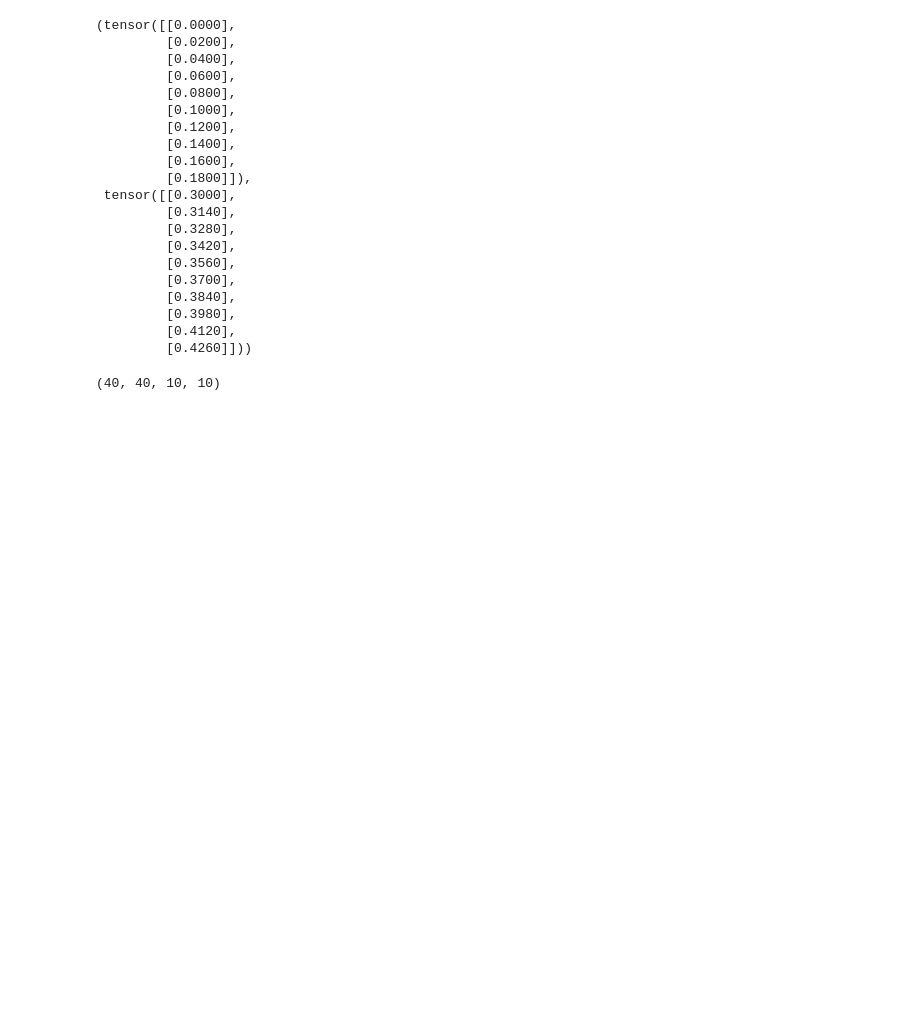
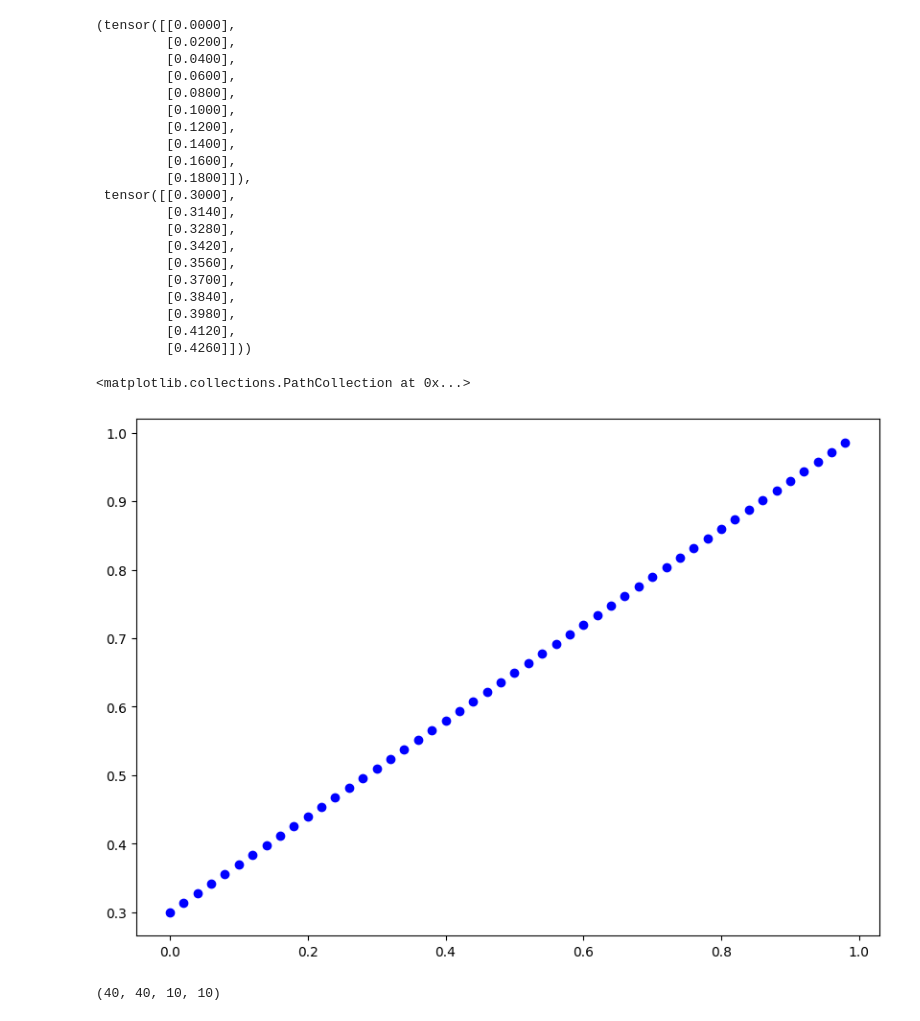
Before and after one commit to rorra/ds-projects, a Jupyter notebook: pytorch-zero-to-mastery/01_pytorch_workflow.ipynb, the cells around one changed output. Saved outputs shown, nothing was run; the diff lists cells and outputs as text; code cells hidden in the pictures; blank space fills up the shorter version.

```diff
--- a/pytorch-zero-to-mastery/01_pytorch_workflow.ipynb
+++ b/pytorch-zero-to-mastery/01_pytorch_workflow.ipynb
@@ -45,5 +46,11 @@ X[:10], y[:10]
          [0.3980],
          [0.4120],
          [0.4260]]))
+# %%
+plt.figure(figsize=(10, 7))
+plt.scatter(X, y, c="b", label="Original data")
+# %% [output]
+<matplotlib.collections.PathCollection at 0x...>
+[figure, added]
 # %%
 # Create train/test split
```
Also changed, not shown: parts of 15 cells of this notebook, 3 other files.
